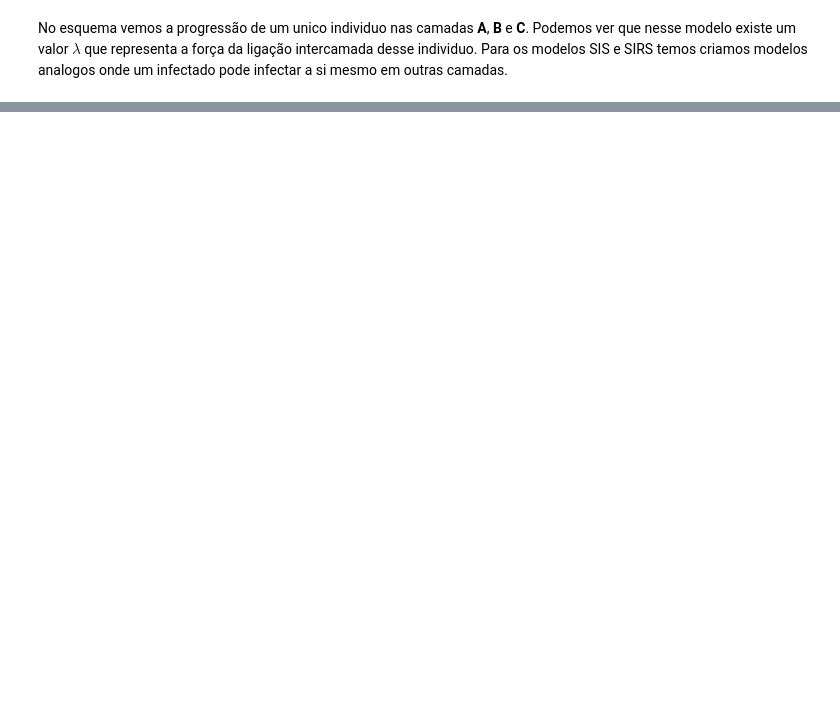
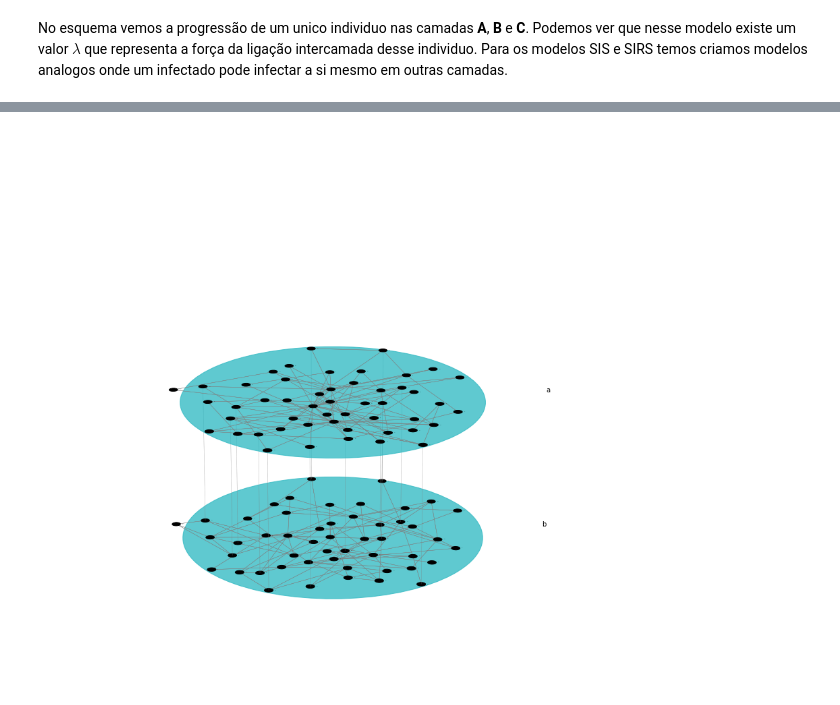
Before and after one commit to PauloMRocha/Epidemics_In_Multilayer_Networks, a Jupyter notebook: Propagação de epidemias em redes multicamada.ipynb, the cells around one changed output, grey strips where cells are left out. Saved outputs shown, nothing was run; the diff lists cells and outputs as text; code cells hidden in the pictures; blank space fills up the shorter version.

```diff
--- a/Propagação de epidemias em redes multicamada.ipynb
+++ b/Propagação de epidemias em redes multicamada.ipynb
@@ -24,0 +307,15 @@ No esquema vemos a progressão de um unico individuo nas camadas **A**, **B** e
+# %%
+# Juntando as duas redes anteriores em uma rede multicamada
+Mnet = mn.MultilayerNetwork(aspects=1)
+Mnet.add_layer('a')
+Mnet.add_layer('b')
+convert_graph(Mnet, 'a', GBA)
+convert_graph(Mnet, 'b', GER)
+
+# gerando inter-conexoes
+generate_inter_conections(Mnet, 0.3, 0.6)
+
+
+fig = mn.draw(Mnet, layershape="circle", autoscale=True, figsize=(15,15), defaultNodeLabelSize=0, defaultEdgeWidth=0.4)
+# %% [output]
+[figure, added]
```
Also changed, not shown: parts of 10 cells of this notebook, 1 other file.
